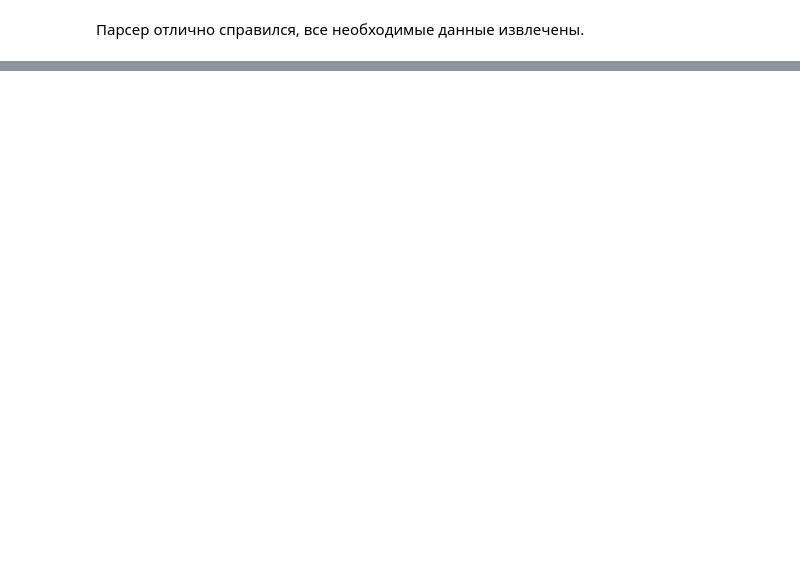
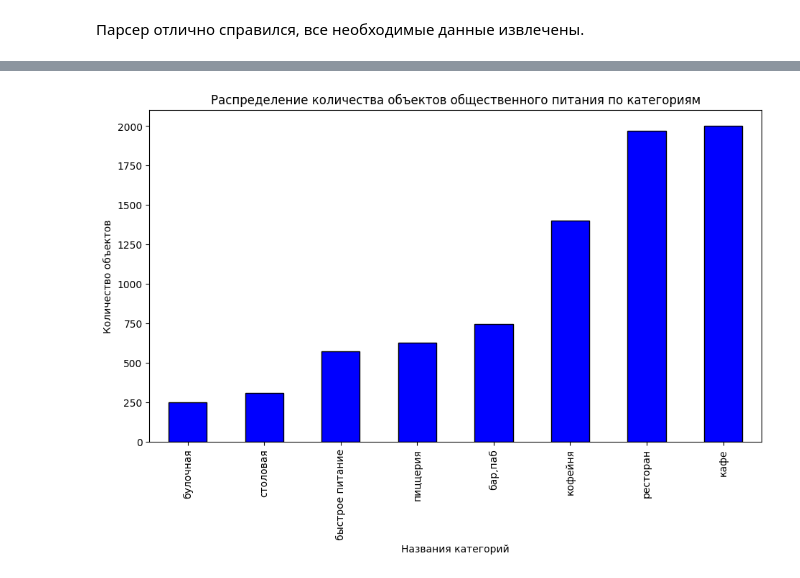
Before and after one commit to achezganov/msk_food_investment_research, a Jupyter notebook: EDA.ipynb, the cells around one changed output, grey strips where cells are left out. Saved outputs shown, nothing was run; the diff lists cells and outputs as text; code cells hidden in the pictures; blank space fills up the shorter version.

```diff
--- a/EDA.ipynb
+++ b/EDA.ipynb
@@ -639,0 +735,18 @@ df[['hours', 'hours_on_week', 'hours_on_weekend'] + bool_cols]
+# %%
+# Для визуализации используем столбчатую диаграмму.
+
+frac = df.groupby('category')['id'].count().sort_values()
+
+plt.figure(figsize=(11, 6))
+frac.plot(
+    kind='bar',
+    title='Распределение количества объектов общественного питания по категориям',
+    xlabel='Названия категорий',
+    ylabel='Количество объектов',
+    color='Blue',
+    edgecolor='Black'
+)
+
+plt.show()
+# %% [output]
+[figure, added]
```
Also changed, not shown: parts of 30 cells of this notebook.
